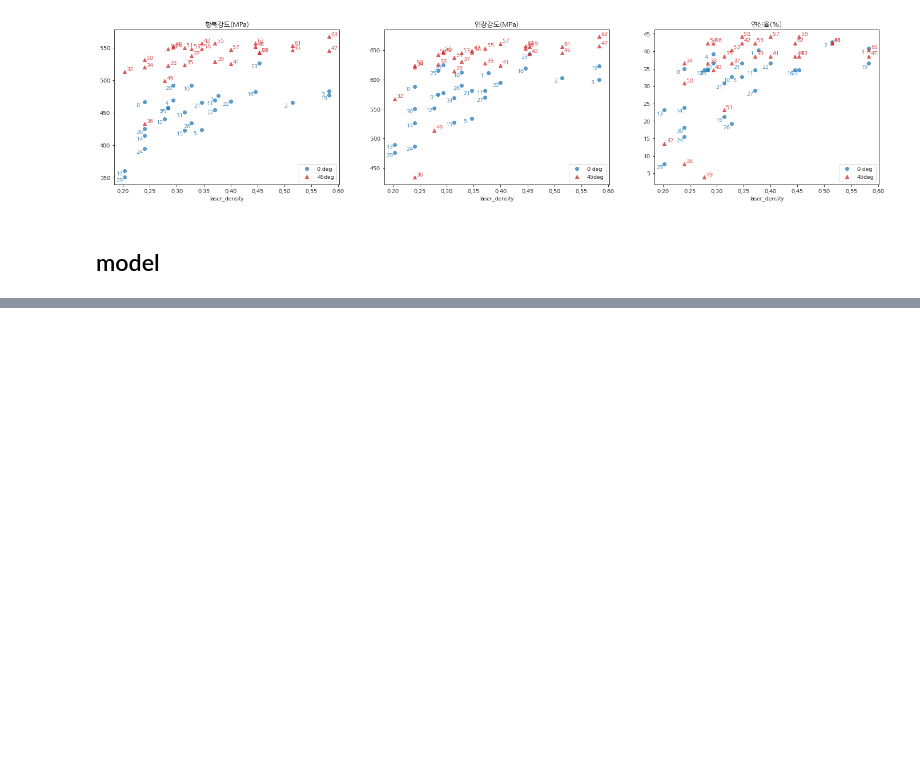
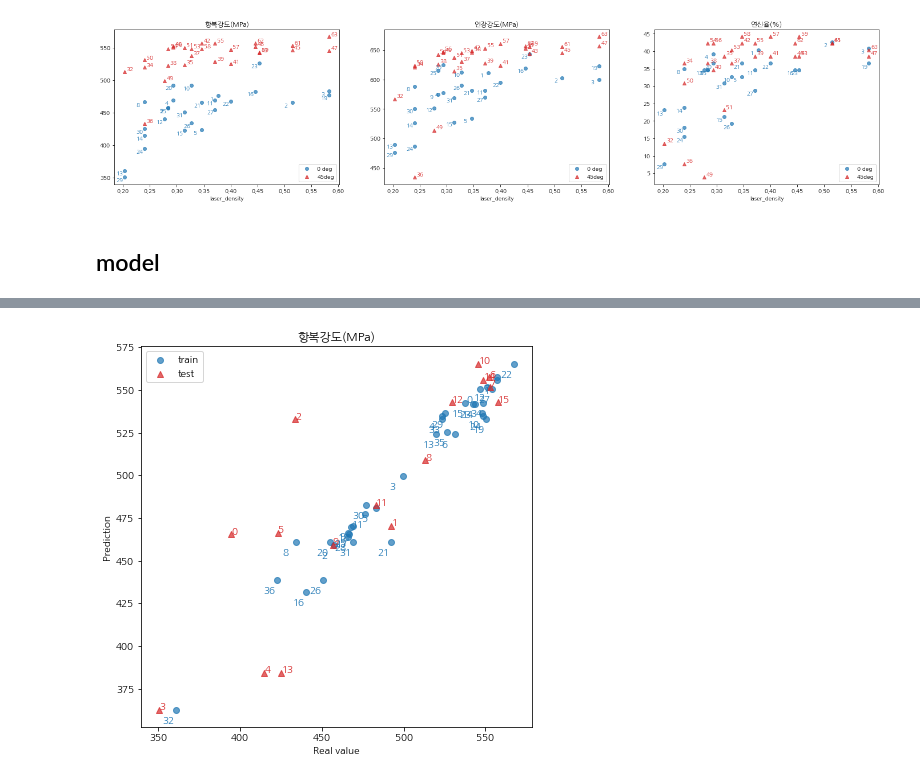
Before and after one commit to c51tech/ai_data_2022, a Jupyter notebook: 00.Simple_model-SUS_all.ipynb, the cells around one changed output, grey strips where cells are left out. Saved outputs shown, nothing was run; the diff lists cells and outputs as text; code cells hidden in the pictures; blank space fills up the shorter version.

```diff
--- a/00.Simple_model-SUS_all.ipynb
+++ b/00.Simple_model-SUS_all.ipynb
@@ -451,0 +452,22 @@ plot_annot_data(df_summary.x_test, df_summary.y_test_pred, tag_picked, tag_targe
+# %%
+def plot_annot_one(df_x, df_y, x_cols, y_cols, figsize=(24, 5), ax=list(), marker='o', color='tab:blue', alpha=0.7, offset=0.0, label='1'):
+    x = df_x
+    y = df_y
+    ax.scatter(x, y, marker=marker, c=color, alpha=alpha, label=label)
+    ax.set_title(y_cols[0])
+    ax.set_xlabel('Real value')
+    ax.set_ylabel('Prediction')
+
+    xscale = (x.max()-x.min())
+    yscale = (y.max()-y.min())
+    xoffset = offset * xscale
+    yoffset = offset * yscale
+    for _idx, (_x, _y) in enumerate(zip(x, y)):
+        ax.annotate(_idx, (_x+xoffset, _y+yoffset), c=color)
+    ax.legend(loc='best')
+# %%
+fig, ax = plt.subplots(1, 1, figsize=(7, 7))
+plot_annot_one(df_summary.y_train, df_summary.y_train_pred, tag_target, tag_target, ax=ax, label='train', marker='o', color='tab:blue', alpha=0.7, offset=-0.04)
+plot_annot_one(df_summary.y_test, df_summary.y_test_pred, tag_target, tag_target, ax=ax, label='test', marker='^', color='tab:red', alpha=0.7, offset=0.0)
+# %% [output]
+[figure, added]
```
Also changed, not shown: parts of 4 cells of this notebook.
